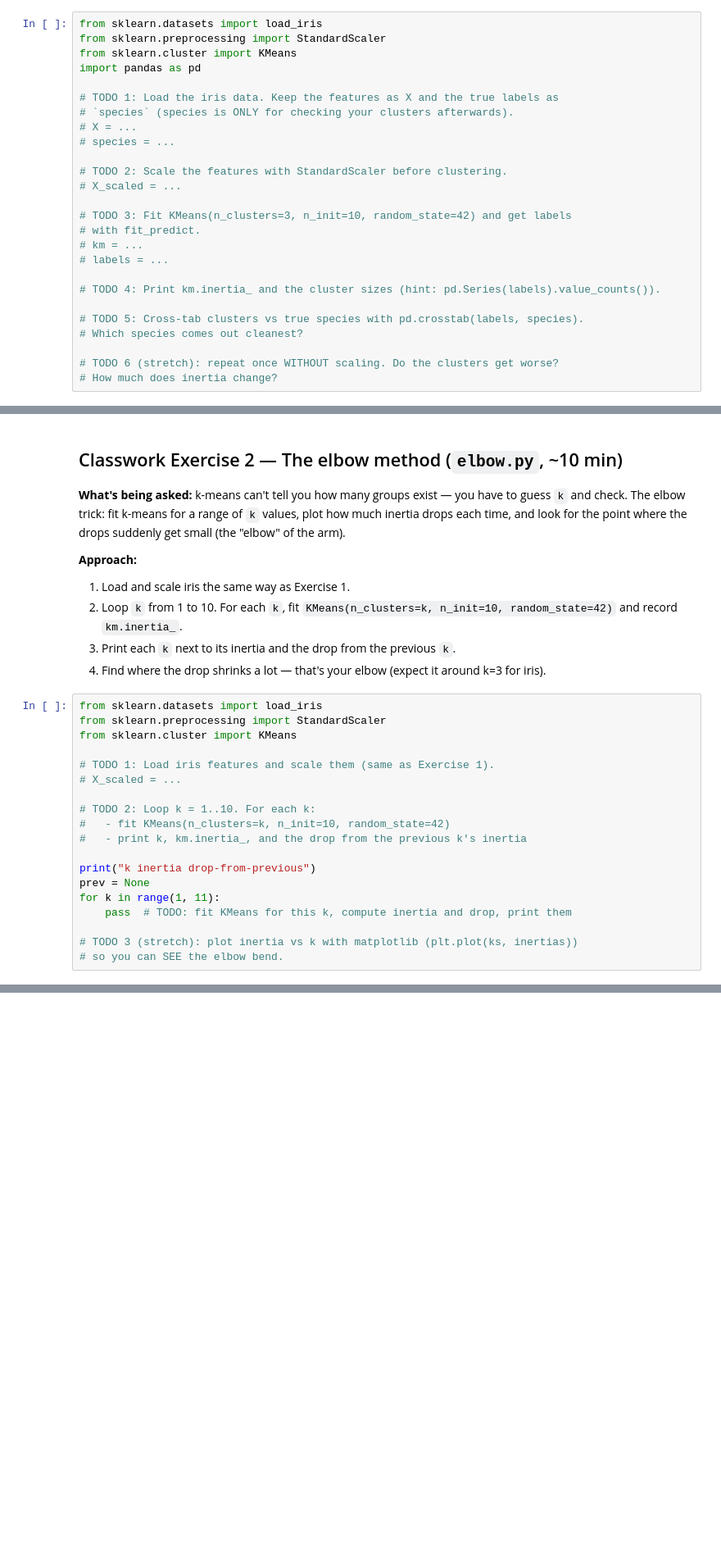
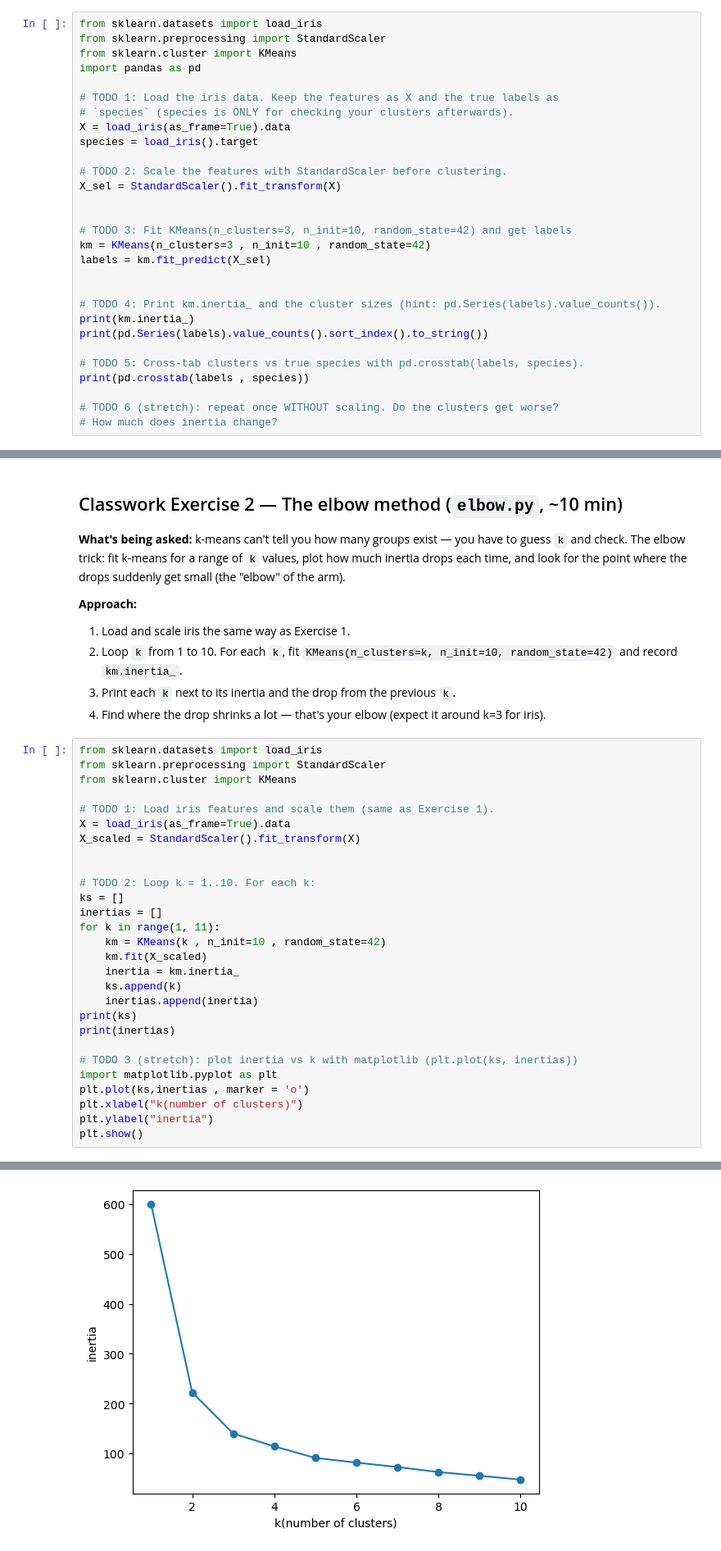
Before and after one commit to kavyadahal/Saarathi, a Jupyter notebook: assignment/day17.ipynb, the cells around one changed output, grey strips where cells are left out. Shown at 82% size. Drawn from its saved outputs; the diff is of its cells as text; blank space fills up the shorter version.

```diff
--- a/assignment/day17.ipynb
+++ b/assignment/day17.ipynb
@@ -26,21 +32,24 @@ import pandas as pd
 
 # TODO 1: Load the iris data. Keep the features as X and the true labels as
 # `species` (species is ONLY for checking your clusters afterwards).
-# X = ...
-# species = ...
+X = load_iris(as_frame=True).data
+species = load_iris().target
 
 # TODO 2: Scale the features with StandardScaler before clustering.
-# X_scaled = ...
+X_sel = StandardScaler().fit_transform(X)
+
 
 # TODO 3: Fit KMeans(n_clusters=3, n_init=10, random_state=42) and get labels
-# with fit_predict.
-# km = ...
-# labels = ...
+km = KMeans(n_clusters=3 , n_init=10 , random_state=42)
+labels = km.fit_predict(X_sel)
+
 
 # TODO 4: Print km.inertia_ and the cluster sizes (hint: pd.Series(labels).value_counts()).
+print(km.inertia_)
+print(pd.Series(labels).value_counts().sort_index().to_string())
 
 # TODO 5: Cross-tab clusters vs true species with pd.crosstab(labels, species).
-# Which species comes out cleanest?
+print(pd.crosstab(labels , species))
 
 # TODO 6 (stretch): repeat once WITHOUT scaling. Do the clusters get worse?
 # How much does inertia change?
@@ -60,16 +79,26 @@ from sklearn.preprocessing import StandardScaler
 from sklearn.cluster import KMeans
 
 # TODO 1: Load iris features and scale them (same as Exercise 1).
-# X_scaled = ...
+X = load_iris(as_frame=True).data
+X_scaled = StandardScaler().fit_transform(X)
+
 
 # TODO 2: Loop k = 1..10. For each k:
-#   - fit KMeans(n_clusters=k, n_init=10, random_state=42)
-#   - print k, km.inertia_, and the drop from the previous k's inertia
-
-print("k inertia drop-from-previous")
-prev = None
+ks = []
+inertias = []
 for k in range(1, 11):
-    pass  # TODO: fit KMeans for this k, compute inertia and drop, print them
+    km = KMeans(k , n_init=10 , random_state=42)
+    km.fit(X_scaled)
+    inertia = km.inertia_
+    ks.append(k)
+    inertias.append(inertia)
+print(ks)
+print(inertias)
 
 # TODO 3 (stretch): plot inertia vs k with matplotlib (plt.plot(ks, inertias))
-# so you can SEE the elbow bend.
+import matplotlib.pyplot as plt
+plt.plot(ks,inertias , marker = 'o')
+plt.xlabel("k(number of clusters)")
+plt.ylabel("inertia")
+plt.show()
+# %% [output]
@@ -76,3 +107,4 @@ for k in range(1, 11):
+[figure, added]
 # %% [markdown]
 ## Classwork Exercise 3 — The silhouette score (`silhouette.py`, ~10 min)
 
```
Also changed, not shown: parts of 4 cells of this notebook, 4 other files.
